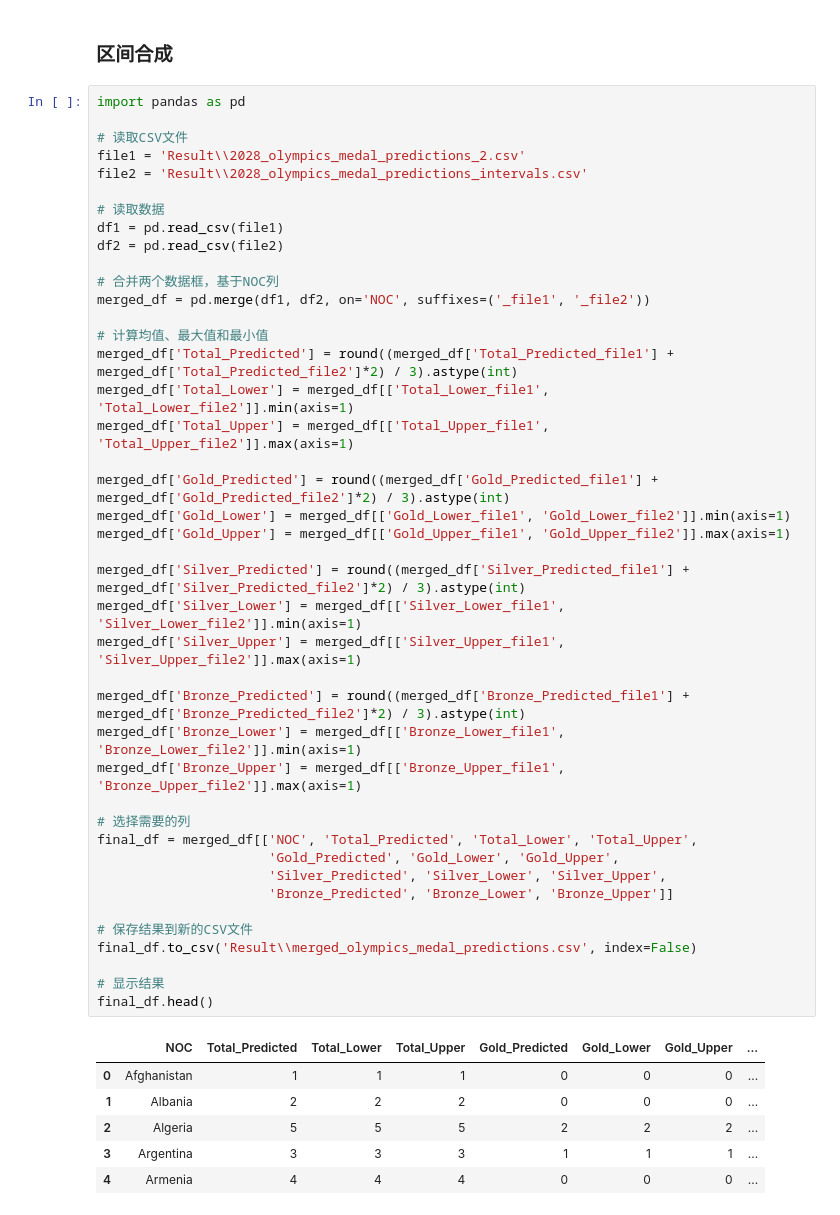
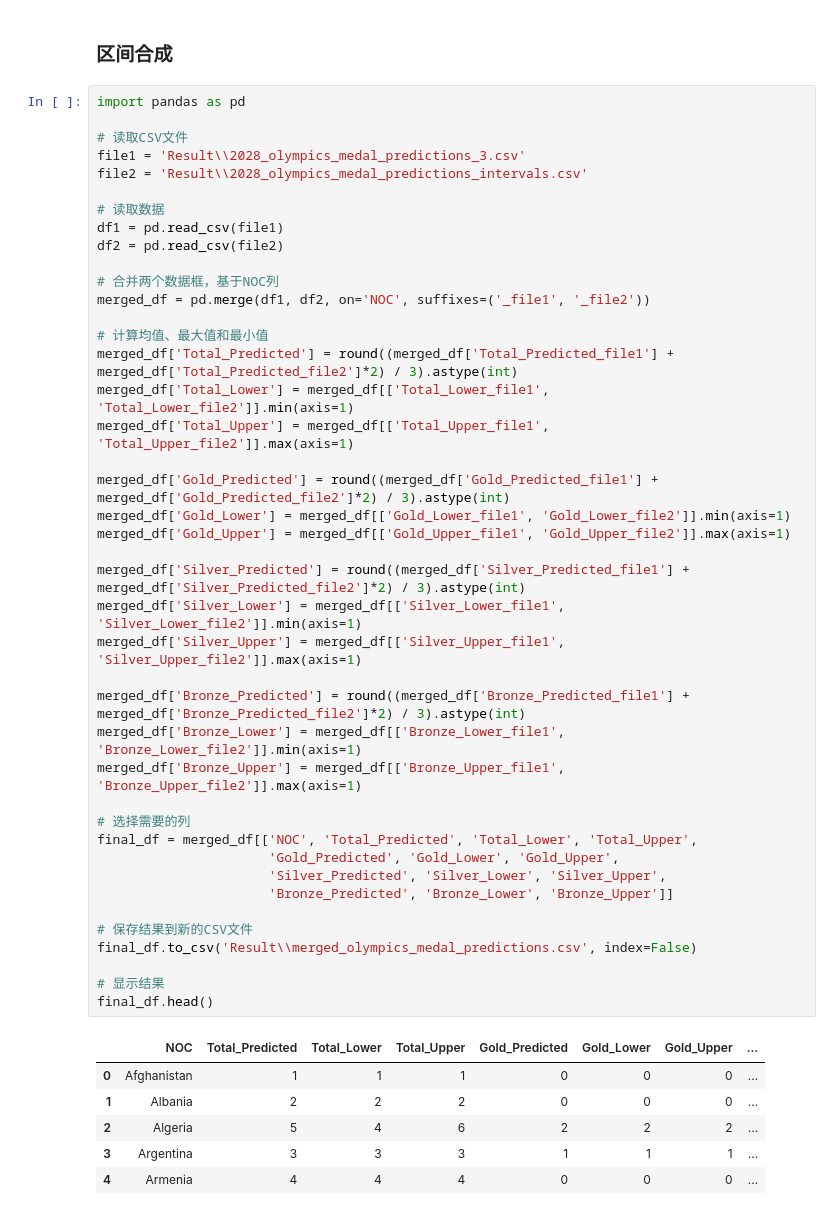
Before and after one commit to LiaoZiqi-GZFLS/2025-MCM-C, a Jupyter notebook: C.ipynb, the cells around one changed output. Cells and saved outputs as stored; diff of their text form.

```diff
--- a/C.ipynb
+++ b/C.ipynb
@@ -1769,7 +2181,7 @@ MSE: 2.3277414207696308, R2: 0.8427488714374627, MAE: 0.5849101508176455
 import pandas as pd
 
 # 读取CSV文件
-file1 = 'Result\\2028_olympics_medal_predictions_2.csv'
+file1 = 'Result\\2028_olympics_medal_predictions_3.csv'
 file2 = 'Result\\2028_olympics_medal_predictions_intervals.csv'
 
 # 读取数据
@@ -1784,33 +2196,33 @@ merged_df['Total_Predicted'] = round((merged_df['Total_Predicted_file1'] + merge
 merged_df['Total_Lower'] = merged_df[['Total_Lower_file1', 'Total_Lower_file2']].min(axis=1)
 merged_df['Total_Upper'] = merged_df[['Total_Upper_file1', 'Total_Upper_file2']].max(axis=1)
 
 merged_df['Gold_Predicted'] = round((merged_df['Gold_Predicted_file1'] + merged_df['Gold_Predicted_file2']*2) / 3).astype(int)
 merged_df['Gold_Lower'] = merged_df[['Gold_Lower_file1', 'Gold_Lower_file2']].min(axis=1)
 merged_df['Gold_Upper'] = merged_df[['Gold_Upper_file1', 'Gold_Upper_file2']].max(axis=1)
 
 merged_df['Silver_Predicted'] = round((merged_df['Silver_Predicted_file1'] + merged_df['Silver_Predicted_file2']*2) / 3).astype(int)
 merged_df['Silver_Lower'] = merged_df[['Silver_Lower_file1', 'Silver_Lower_file2']].min(axis=1)
 merged_df['Silver_Upper'] = merged_df[['Silver_Upper_file1', 'Silver_Upper_file2']].max(axis=1)
 
 merged_df['Bronze_Predicted'] = round((merged_df['Bronze_Predicted_file1'] + merged_df['Bronze_Predicted_file2']*2) / 3).astype(int)
 merged_df['Bronze_Lower'] = merged_df[['Bronze_Lower_file1', 'Bronze_Lower_file2']].min(axis=1)
 merged_df['Bronze_Upper'] = merged_df[['Bronze_Upper_file1', 'Bronze_Upper_file2']].max(axis=1)
 
 # 选择需要的列
 final_df = merged_df[['NOC', 'Total_Predicted', 'Total_Lower', 'Total_Upper',
                       'Gold_Predicted', 'Gold_Lower', 'Gold_Upper',
                       'Silver_Predicted', 'Silver_Lower', 'Silver_Upper',
                       'Bronze_Predicted', 'Bronze_Lower', 'Bronze_Upper']]
 
 # 保存结果到新的CSV文件
 final_df.to_csv('Result\\merged_olympics_medal_predictions.csv', index=False)
 
 # 显示结果
 final_df.head()
 # %% [output]
 |  | NOC | Total_Predicted | Total_Lower | Total_Upper | Gold_Predicted | Gold_Lower | Gold_Upper | ... |
 | 0 | Afghanistan | 1 | 1 | 1 | 0 | 0 | 0 | ... |
 | 1 | Albania | 2 | 2 | 2 | 0 | 0 | 0 | ... |
-| 2 | Algeria | 5 | 5 | 5 | 2 | 2 | 2 | ... |
+| 2 | Algeria | 5 | 4 | 6 | 2 | 2 | 2 | ... |
 | 3 | Argentina | 3 | 3 | 3 | 1 | 1 | 1 | ... |
 | 4 | Armenia | 4 | 4 | 4 | 0 | 0 | 0 | ... |
```
Also changed, not shown: parts of 12 cells of this notebook, 7 other files.
